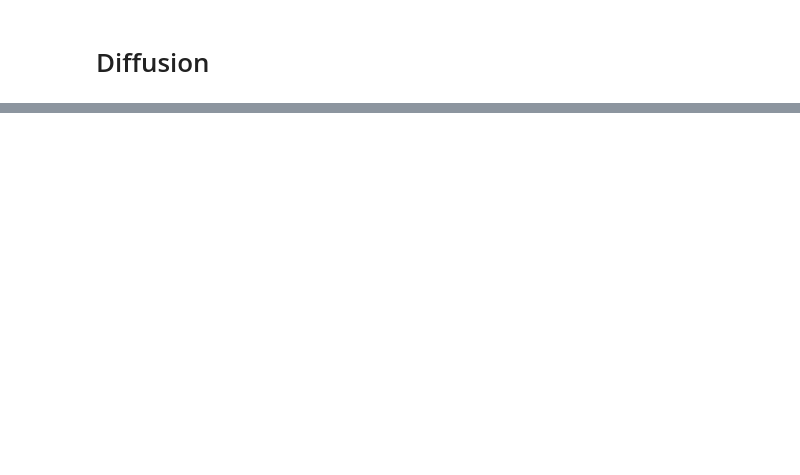
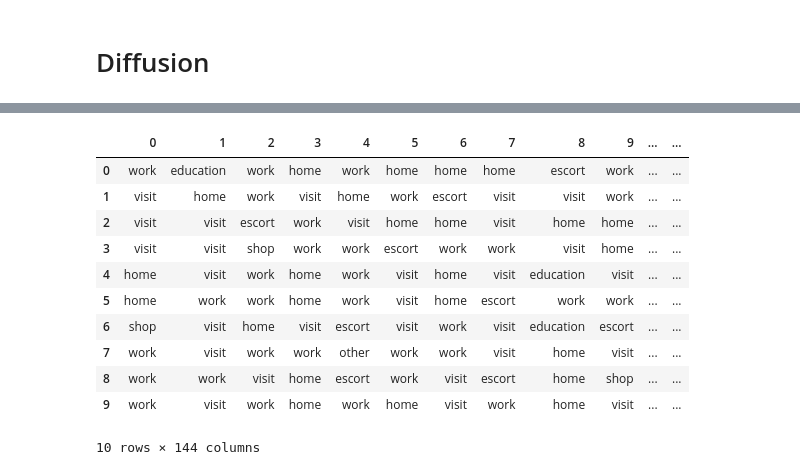
Before and after one commit to Rakin45/synth_pop_ddpm, a Jupyter notebook: embedded_ddpm.ipynb, the cells around one changed output, grey strips where cells are left out. Cells and saved outputs as stored; diff of their text form; code cells hidden in the pictures; blank space fills up the shorter version.

```diff
--- a/embedded_ddpm.ipynb
+++ b/embedded_ddpm.ipynb
@@ -362,5 +421,18 @@ discrete_activities = map_embeddings_to_activities(generated_sequences, CBOW)
 # Decode each activity index back to its label
 decoded_sequences = [[encoder.index_to_acts[index.item()] for index in sequence] for sequence in discrete_activities]
 # %%
-df_decoded = pd.DataFrame(decoded_sequences, columns=[f"Step {i}" for i in range(len(decoded_sequences[0]))])
-df_decoded.head(5)
+df_decoded = pd.DataFrame(decoded_sequences, columns=[i for i in range(len(decoded_sequences[0]))])
+df_decoded.head(10)
+# %% [output]
+|  | 0 | 1 | 2 | 3 | 4 | 5 | 6 | 7 | 8 | 9 | ... | ... |
+| 0 | work | education | work | home | work | home | home | home | escort | work | ... | ... |
+| 1 | visit | home | work | visit | home | work | escort | visit | visit | work | ... | ... |
+| 2 | visit | visit | escort | work | visit | home | home | visit | home | home | ... | ... |
+| 3 | visit | visit | shop | work | work | escort | work | work | visit | home | ... | ... |
+| 4 | home | visit | work | home | work | visit | home | visit | education | visit | ... | ... |
+| 5 | home | work | work | home | work | visit | home | escort | work | work | ... | ... |
+| 6 | shop | visit | home | visit | escort | visit | work | visit | education | escort | ... | ... |
+| 7 | work | visit | work | work | other | work | work | visit | home | visit | ... | ... |
+| 8 | work | work | visit | home | escort | work | visit | escort | home | shop | ... | ... |
+| 9 | work | visit | work | home | work | home | visit | work | home | visit | ... | ... |
+10 rows × 144 columns
```
Also changed, not shown: parts of 17 cells of this notebook.
